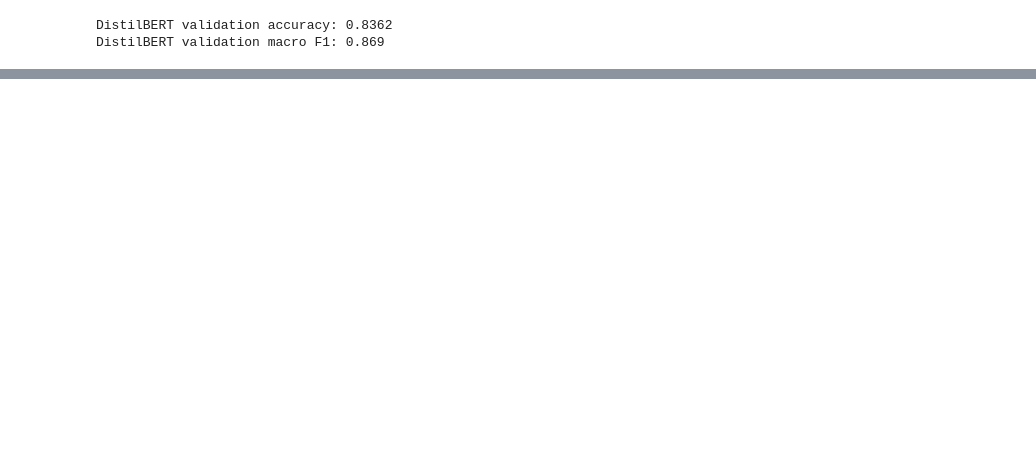
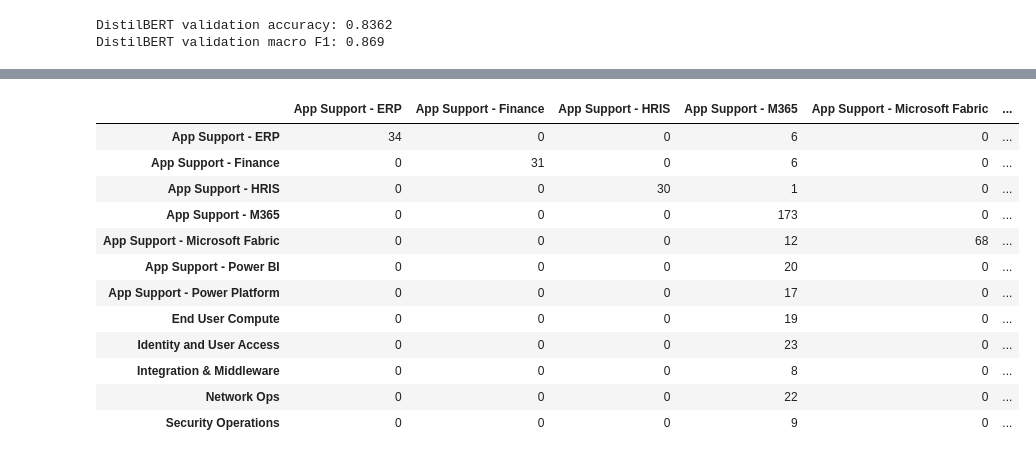
Before and after one commit to JAHollands/L7-EPA-Incident-Intelligence-Pipeline, a Jupyter notebook: notebooks/05_train_model.ipynb, the cells around one changed output, grey strips where cells are left out. Saved outputs shown, nothing was run; the diff lists cells and outputs as text; code cells hidden in the pictures; blank space fills up the shorter version.

```diff
--- a/notebooks/05_train_model.ipynb
+++ b/notebooks/05_train_model.ipynb
@@ -830,0 +839,11 @@ DistilBERT validation macro F1: 0.869
+# %%
+label_names_in_order = [id_to_label[i] for i in sorted(id_to_label.keys())]
+
+distilbert_classification_report_c2v1 = classification_report(
+    distilbert_valid_labels_c2v1,
+    distilbert_valid_preds_c2v1,
+    target_names=label_names_in_order,
+    digits=2,
+)
+
+print(distilbert_classification_report_c2v1)
@@ -830,0 +919,28 @@ DistilBERT validation macro F1: 0.869
+# %%
+distilbert_cm_c2v1 = confusion_matrix(
+    distilbert_valid_labels_c2v1,
+    distilbert_valid_preds_c2v1,
+    labels=list(sorted(id_to_label.keys())),
+)
+
+distilbert_cm__c2v1_df = pd.DataFrame(
+    distilbert_cm_c2v1,
+    index=label_names_in_order,
+    columns=label_names_in_order,
+)
+
+distilbert_cm__c2v1_df
+# %% [output]
+|  | App Support - ERP | App Support - Finance | App Support - HRIS | App Support - M365 | App Support - Microsoft Fabric | ... |
+| App Support - ERP | 34 | 0 | 0 | 6 | 0 | ... |
+| App Support - Finance | 0 | 31 | 0 | 6 | 0 | ... |
+| App Support - HRIS | 0 | 0 | 30 | 1 | 0 | ... |
+| App Support - M365 | 0 | 0 | 0 | 173 | 0 | ... |
+| App Support - Microsoft Fabric | 0 | 0 | 0 | 12 | 68 | ... |
+| App Support - Power BI | 0 | 0 | 0 | 20 | 0 | ... |
+| App Support - Power Platform | 0 | 0 | 0 | 17 | 0 | ... |
+| End User Compute | 0 | 0 | 0 | 19 | 0 | ... |
+| Identity and User Access | 0 | 0 | 0 | 23 | 0 | ... |
+| Integration & Middleware | 0 | 0 | 0 | 8 | 0 | ... |
+| Network Ops | 0 | 0 | 0 | 22 | 0 | ... |
+| Security Operations | 0 | 0 | 0 | 9 | 0 | ... |
```
Also changed, not shown: parts of 10 cells of this notebook.
